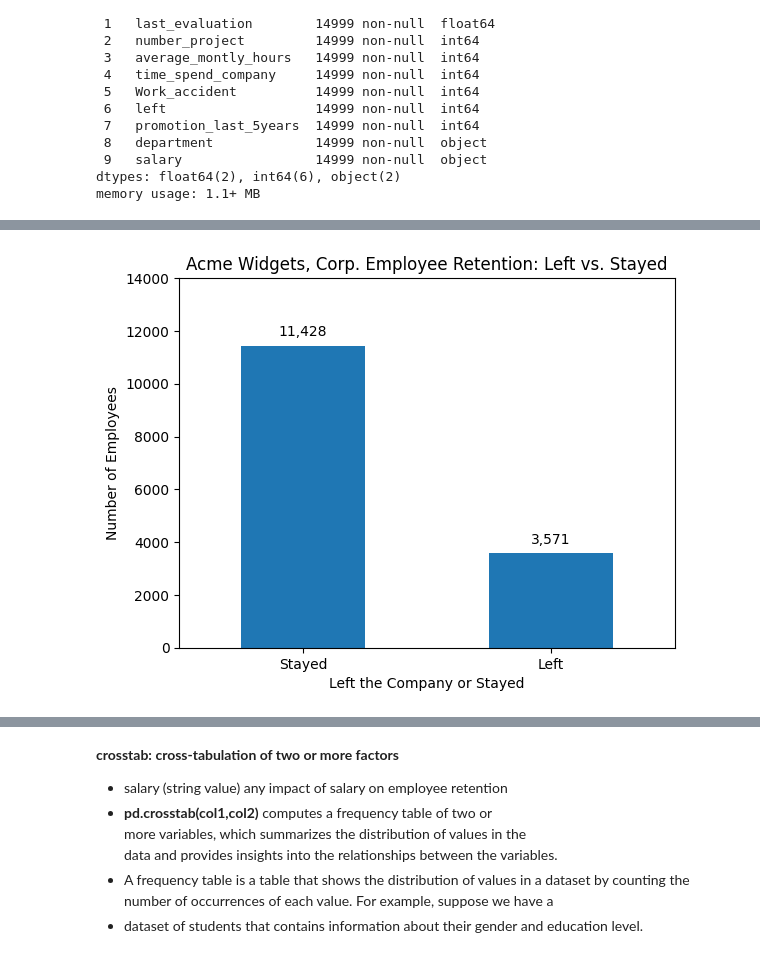
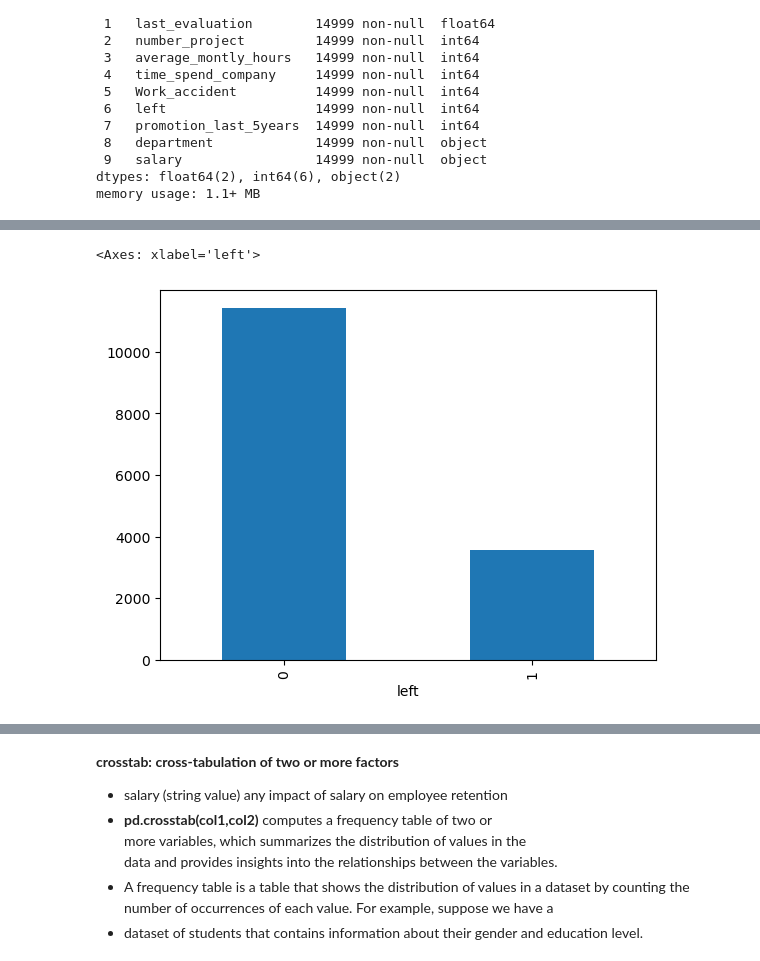
Before and after one commit to brianmccln/Python-Machine-Learning-TMobile-OCt-2025, a Jupyter notebook: __START/_ML_2.5_LogisticRegression_Predict_Employee_Retention_START.ipynb, the cells around one changed output, grey strips where cells are left out. Saved outputs shown, nothing was run; the diff lists cells and outputs as text; code cells hidden in the pictures.

```diff
--- a/__START/_ML_2.5_LogisticRegression_Predict_Employee_Retention_START.ipynb
+++ b/__START/_ML_2.5_LogisticRegression_Predict_Employee_Retention_START.ipynb
@@ -145,0 +148,4 @@ print() # (14999, 10)
+# %%
+hr_df = pd.read_csv("../csv/HR_analytics.csv")
+print(hr_df.shape) # (14999, 10)
+hr_df.head()
@@ -173,12 +219,13 @@ dtypes: float64(2), int64(6), object(2)
 memory usage: 1.1+ MB
 # %%
 # df.value_counts()
-# returns the total number of 1 and 0 values in 'left' column
+# returns the total number of values in each category
+# ex: how many 1 and 0 values in 'left' column
 # df.value_counts() method returns itemized counts by values
 # in case of 'left' col, this is only 0 and 1 value counts
-
-# <class 'pandas.core.series.Series'>
-print()
+left_vs_stayed = hr_df.value_counts('left')
+print(type(left_vs_stayed)) # <class 'pandas.core.series.Series'>
+print(left_vs_stayed)
 # left
 # 0    11428
 # 1     3571
@@ -187,23 +255,28 @@ print()
 # %%
 # make a bar chart comparing left vs stayed
 # do it directly off on the left vs stayed series (no plt or sns needed)
-# label the bars: a.) set plot itself equal to a variable
+# label the bars:
+
+# a.) set plot itself equal to a variable
+left_vs_stayed.plot(kind='bar')
+
 # b.) iterate the variable which is actually a container of bars
 
 # p
 # iterate the ax bars
 # fmt='{:,.0f}' adds commas to big numbers
 # for
 
 # 'Yes','No' # for replacing [1,0] the actual column values
 # pl # replace 1,0 with 'Yes', 'No'
 # "Acme Widgets, Corp. Employee Retention: Left vs. Stayed"
 # "Left the Company or Stayed"
 # "Number of Employees"
 
 # replace 0,1 x tick labels with user-friendly Left / Stayed
 # %% [output]
+<Axes: xlabel='left'>
-[figure, old version]
+[figure, new version]
 # %%
 # make a pie chart showing pct of employees who left company vs. who stayed
 # "Still with Company", "Left the Company"
```
Also changed, not shown: parts of 29 cells of this notebook.
